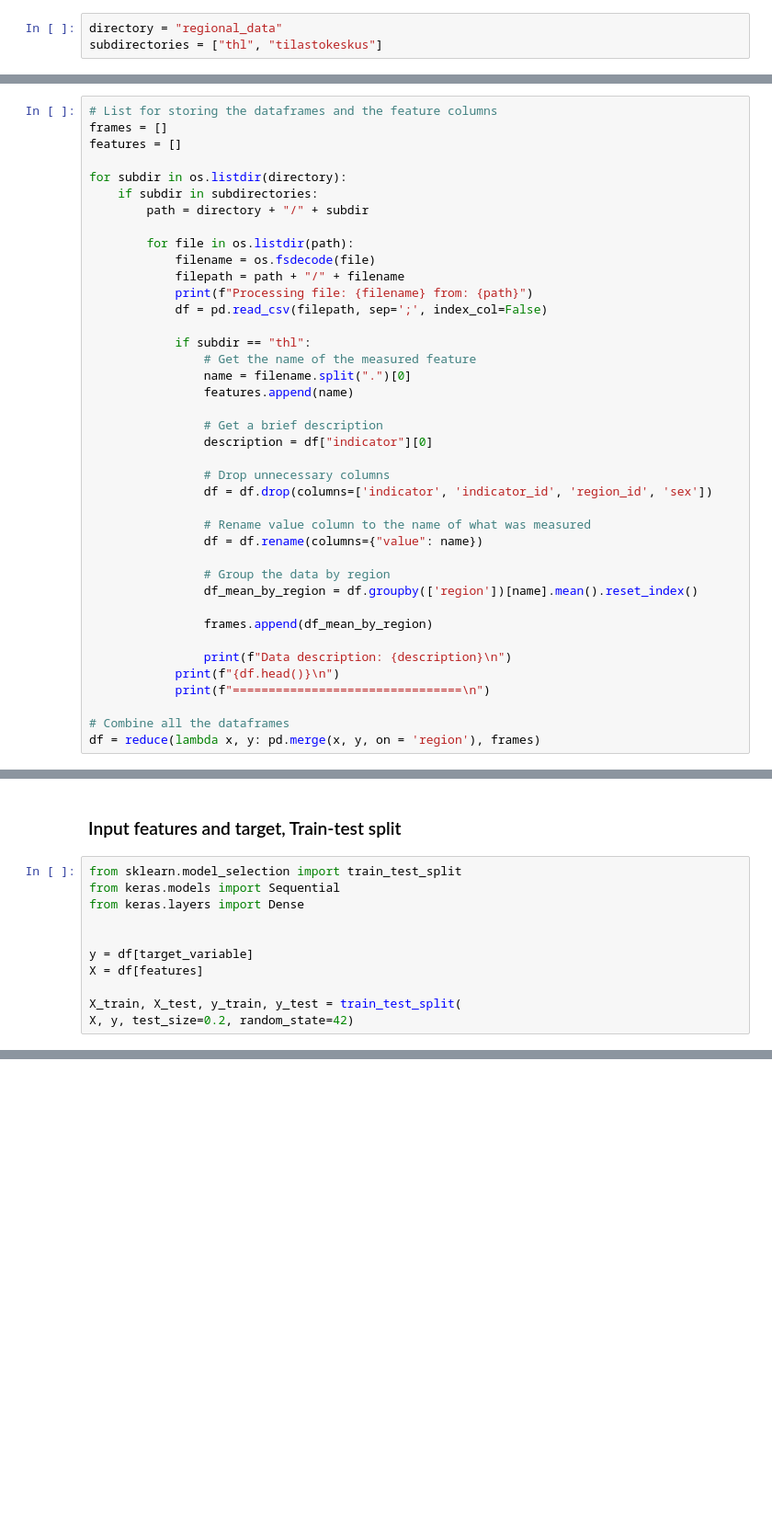
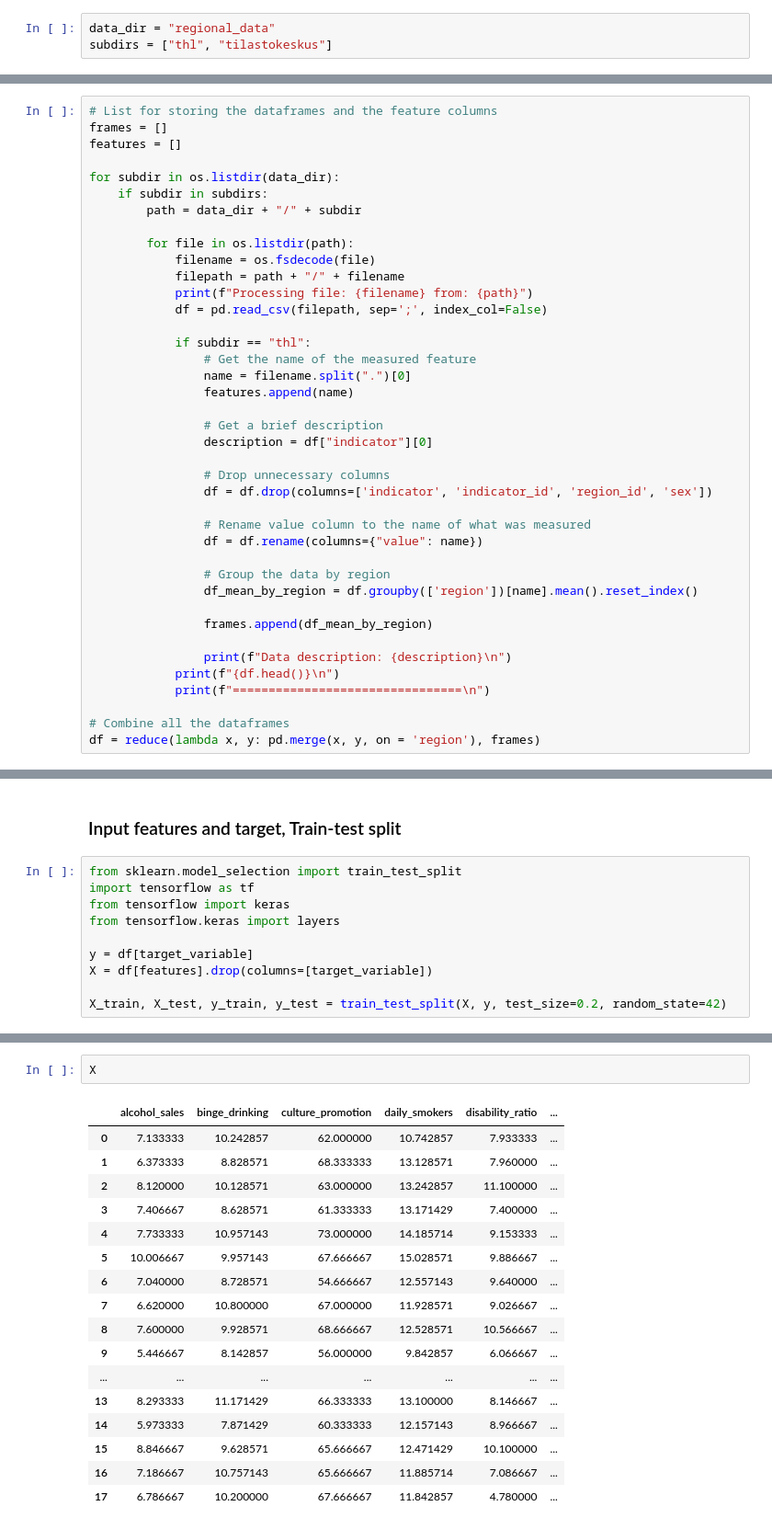
Before and after one commit to tomcordruw/healthy-life-predict, a Jupyter notebook: data_processing.ipynb, the cells around one changed output, grey strips where cells are left out. Shown: that part at 92% size. Drawn from its saved outputs; the diff is of its cells as text; blank space fills up the shorter version.

Commit message:
ML implementation test

```diff
--- a/data_processing.ipynb
+++ b/data_processing.ipynb
@@ -15,8 +15,8 @@ from functools import reduce
 # %% [markdown]
 ### Data Loading
 # %%
-directory = "regional_data"
-subdirectories = ["thl", "tilastokeskus"]
+data_dir = "regional_data"
+subdirs = ["thl", "tilastokeskus"]
 # %% [markdown]
 #### Life Expectancy
 # %%
@@ -51,9 +51,9 @@ print(life_expectancy_by_region_and_sex.head(15))
 frames = []
 features = []
 
-for subdir in os.listdir(directory):
-    if subdir in subdirectories:
-        path = directory + "/" + subdir
+for subdir in os.listdir(data_dir):
+    if subdir in subdirs:
+        path = data_dir + "/" + subdir
 
         for file in os.listdir(path):
             filename = os.fsdecode(file)
@@ -156,12 +156,11 @@ Name: life_expectancy, dtype: float64
 ### Input features and target, Train-test split
 # %%
 from sklearn.model_selection import train_test_split
-from keras.models import Sequential
-from keras.layers import Dense
-
+import tensorflow as tf
+from tensorflow import keras
+from tensorflow.keras import layers
 
 y = df[target_variable]
-X = df[features]
+X = df[features].drop(columns=[target_variable])
 
-X_train, X_test, y_train, y_test = train_test_split(
-X, y, test_size=0.2, random_state=42)
+X_train, X_test, y_train, y_test = train_test_split(X, y, test_size=0.2, random_state=42)
@@ -188,0 +167,20 @@ X_train
+# %%
+X
+# %% [output]
+|  | alcohol_sales | binge_drinking | culture_promotion | daily_smokers | disability_ratio | ... |
+| 0 | 7.133333 | 10.242857 | 62.000000 | 10.742857 | 7.933333 | ... |
+| 1 | 6.373333 | 8.828571 | 68.333333 | 13.128571 | 7.960000 | ... |
+| 2 | 8.120000 | 10.128571 | 63.000000 | 13.242857 | 11.100000 | ... |
+| 3 | 7.406667 | 8.628571 | 61.333333 | 13.171429 | 7.400000 | ... |
+| 4 | 7.733333 | 10.957143 | 73.000000 | 14.185714 | 9.153333 | ... |
+| 5 | 10.006667 | 9.957143 | 67.666667 | 15.028571 | 9.886667 | ... |
+| 6 | 7.040000 | 8.728571 | 54.666667 | 12.557143 | 9.640000 | ... |
+| 7 | 6.620000 | 10.800000 | 67.000000 | 11.928571 | 9.026667 | ... |
+| 8 | 7.600000 | 9.928571 | 68.666667 | 12.528571 | 10.566667 | ... |
+| 9 | 5.446667 | 8.142857 | 56.000000 | 9.842857 | 6.066667 | ... |
+| ... | ... | ... | ... | ... | ... | ... |
+| 13 | 8.293333 | 11.171429 | 66.333333 | 13.100000 | 8.146667 | ... |
+| 14 | 5.973333 | 7.871429 | 60.333333 | 12.157143 | 8.966667 | ... |
+| 15 | 8.846667 | 9.628571 | 65.666667 | 12.471429 | 10.100000 | ... |
+| 16 | 7.186667 | 10.757143 | 65.666667 | 11.885714 | 7.086667 | ... |
+| 17 | 6.786667 | 10.200000 | 67.666667 | 11.842857 | 4.780000 | ... |
```
Also changed, not shown: parts of 9 cells of this notebook, 1 other file.
